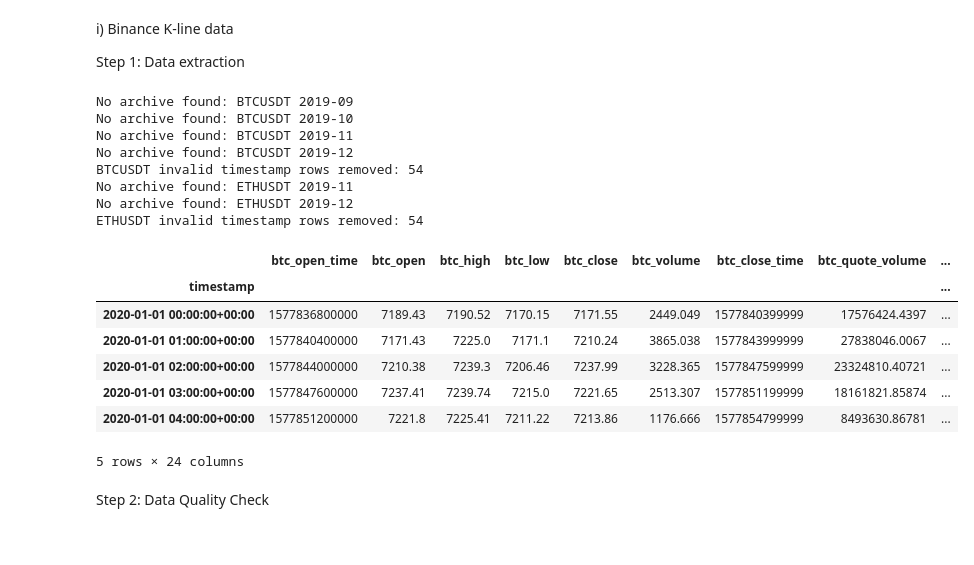
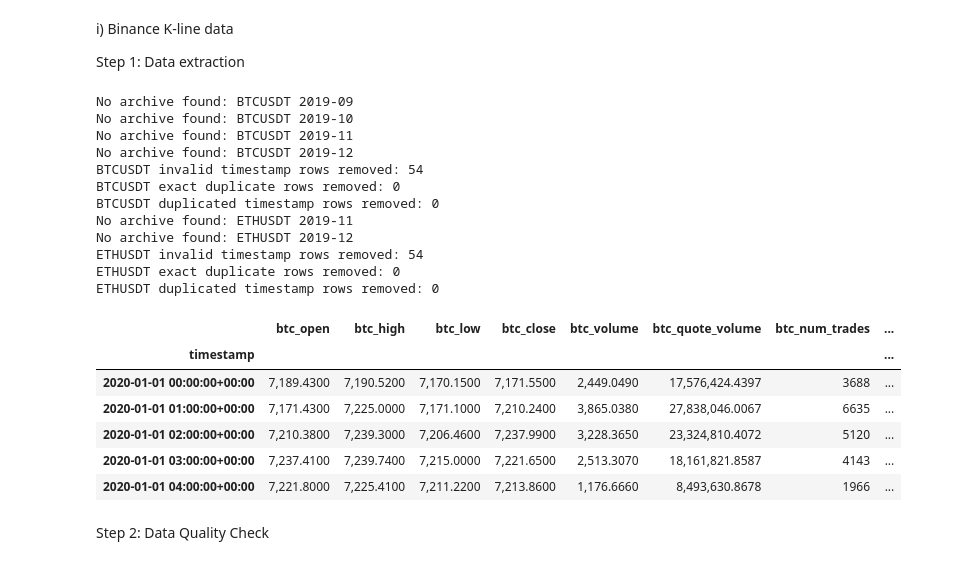
Before and after one commit to jade-lam/CQF, a Jupyter notebook: CQF_Final_Project.ipynb, the cells around one changed output. Cells and saved outputs as stored; diff of their text form; code cells hidden in the pictures.

```diff
--- a/CQF_Final_Project.ipynb
+++ b/CQF_Final_Project.ipynb
@@ -509,6 +509,7 @@ for endpoint in binance_kline_endpoints:
             csv_name = archive.namelist()[0]
             with archive.open(csv_name) as file:
                 monthly = pd.read_csv(file, header=None, names=kline_columns)
+
         monthly_frames.append(monthly)
 
     if not monthly_frames:
@@ -516,44 +517,69 @@ for endpoint in binance_kline_endpoints:
 
     # Combine all available monthly files for the asset
     asset_data = pd.concat(monthly_frames, ignore_index=True)
 
-    # Convert the kline opening time to a UTC timestamp
-    asset_data["timestamp"] = pd.to_datetime(pd.to_numeric(asset_data["open_time"], errors="coerce"), unit="ms", utc=True)
+    # Convert opening timestamps to numeric and normalize newer microsecond records to milliseconds
+    open_time_numeric = pd.to_numeric(asset_data["open_time"], errors="coerce")
+    open_time_ms = open_time_numeric.where(open_time_numeric < 1e14, open_time_numeric / 1000)
+
+    # Convert the normalized kline opening time to a UTC timestamp
+    asset_data["timestamp"] = pd.to_datetime(open_time_ms, unit="ms", utc=True, errors="coerce")
 
     # Remove repeated archive header rows that became NaT timestamps
     invalid_timestamp_rows = asset_data["timestamp"].isna().sum()
 
     print(f"{endpoint['symbol']} invalid timestamp rows removed:", invalid_timestamp_rows)
 
     asset_data = asset_data.dropna(subset=["timestamp"])
+    asset_data = asset_data.loc[asset_data["timestamp"] < analysis_end]
+    asset_data = asset_data.drop(columns=["open_time", "close_time", "ignore"])
+
+    # Remove exact duplicate rows created by repeated archive headers or archive overlaps
+    duplicate_rows = asset_data.duplicated().sum()
+    asset_data = asset_data.drop_duplicates()
+
+    print(f"{endpoint['symbol']} exact duplicate rows removed:", duplicate_rows)
 
     # Set the cleaned timestamp as the index
     asset_data = (asset_data.set_index("timestamp").sort_index())
+
+    # Remove duplicated timestamps, retaining only timestamps with a single valid observation
+    duplicated_timestamp_rows = asset_data.index.duplicated(keep=False).sum()
+    asset_data = asset_data.loc[~asset_data.index.duplicated(keep=False)]
+
+    print(f"{endpoint['symbol']} duplicated timestamp rows removed:", duplicated_timestamp_rows)
+
+    # Convert all returned market fields to numeric
+    asset_data = asset_data.apply(pd.to_numeric, errors="coerce")
 
     # Add the asset identifier to every returned field
     asset_data.columns = [f"{endpoint['name']}_{column}" for column in asset_data.columns]
     binance_kline_data[endpoint["name"]] = asset_data
 
 # Align BTC and ETH on the union of their timestamps
-df_binance_klines = pd.concat([binance_kline_data["btc"], binance_kline_data["eth"]],axis=1).sort_index()
+df_binance_klines = pd.concat([binance_kline_data["btc"], binance_kline_data["eth"]], axis=1).sort_index()
+
 df_binance_klines.head()
 # %% [output]
 No archive found: BTCUSDT 2019-09
 No archive found: BTCUSDT 2019-10
 No archive found: BTCUSDT 2019-11
 No archive found: BTCUSDT 2019-12
 BTCUSDT invalid timestamp rows removed: 54
+BTCUSDT exact duplicate rows removed: 0
+BTCUSDT duplicated timestamp rows removed: 0
 No archive found: ETHUSDT 2019-11
 No archive found: ETHUSDT 2019-12
 ETHUSDT invalid timestamp rows removed: 54
+ETHUSDT exact duplicate rows removed: 0
+ETHUSDT duplicated timestamp rows removed: 0
-|  | btc_open_time | btc_open | btc_high | btc_low | btc_close | btc_volume | btc_close_time | btc_quote_volume | ... |
-| timestamp |  |  |  |  |  |  |  |  | ... |
-| 2020-01-01 00:00:00+00:00 | 1577836800000 | 7189.43 | 7190.52 | 7170.15 | 7171.55 | 2449.049 | 1577840399999 | 17576424.4397 | ... |
-| 2020-01-01 01:00:00+00:00 | 1577840400000 | 7171.43 | 7225.0 | 7171.1 | 7210.24 | 3865.038 | 1577843999999 | 27838046.0067 | ... |
-| 2020-01-01 02:00:00+00:00 | 1577844000000 | 7210.38 | 7239.3 | 7206.46 | 7237.99 | 3228.365 | 1577847599999 | 23324810.40721 | ... |
-| 2020-01-01 03:00:00+00:00 | 1577847600000 | 7237.41 | 7239.74 | 7215.0 | 7221.65 | 2513.307 | 1577851199999 | 18161821.85874 | ... |
-| 2020-01-01 04:00:00+00:00 | 1577851200000 | 7221.8 | 7225.41 | 7211.22 | 7213.86 | 1176.666 | 1577854799999 | 8493630.86781 | ... |
+|  | btc_open | btc_high | btc_low | btc_close | btc_volume | btc_quote_volume | btc_num_trades | ... |
+| timestamp |  |  |  |  |  |  |  | ... |
+| 2020-01-01 00:00:00+00:00 | 7,189.4300 | 7,190.5200 | 7,170.1500 | 7,171.5500 | 2,449.0490 | 17,576,424.4397 | 3688 | ... |
+| 2020-01-01 01:00:00+00:00 | 7,171.4300 | 7,225.0000 | 7,171.1000 | 7,210.2400 | 3,865.0380 | 27,838,046.0067 | 6635 | ... |
+| 2020-01-01 02:00:00+00:00 | 7,210.3800 | 7,239.3000 | 7,206.4600 | 7,237.9900 | 3,228.3650 | 23,324,810.4072 | 5120 | ... |
+| 2020-01-01 03:00:00+00:00 | 7,237.4100 | 7,239.7400 | 7,215.0000 | 7,221.6500 | 2,513.3070 | 18,161,821.8587 | 4143 | ... |
+| 2020-01-01 04:00:00+00:00 | 7,221.8000 | 7,225.4100 | 7,211.2200 | 7,213.8600 | 1,176.6660 | 8,493,630.8678 | 1966 | ... |
-5 rows × 24 columns
 # %% [markdown]
 <p>
 Step 2: Data Quality Check
```
Also changed, not shown: parts of 15 cells of this notebook.
